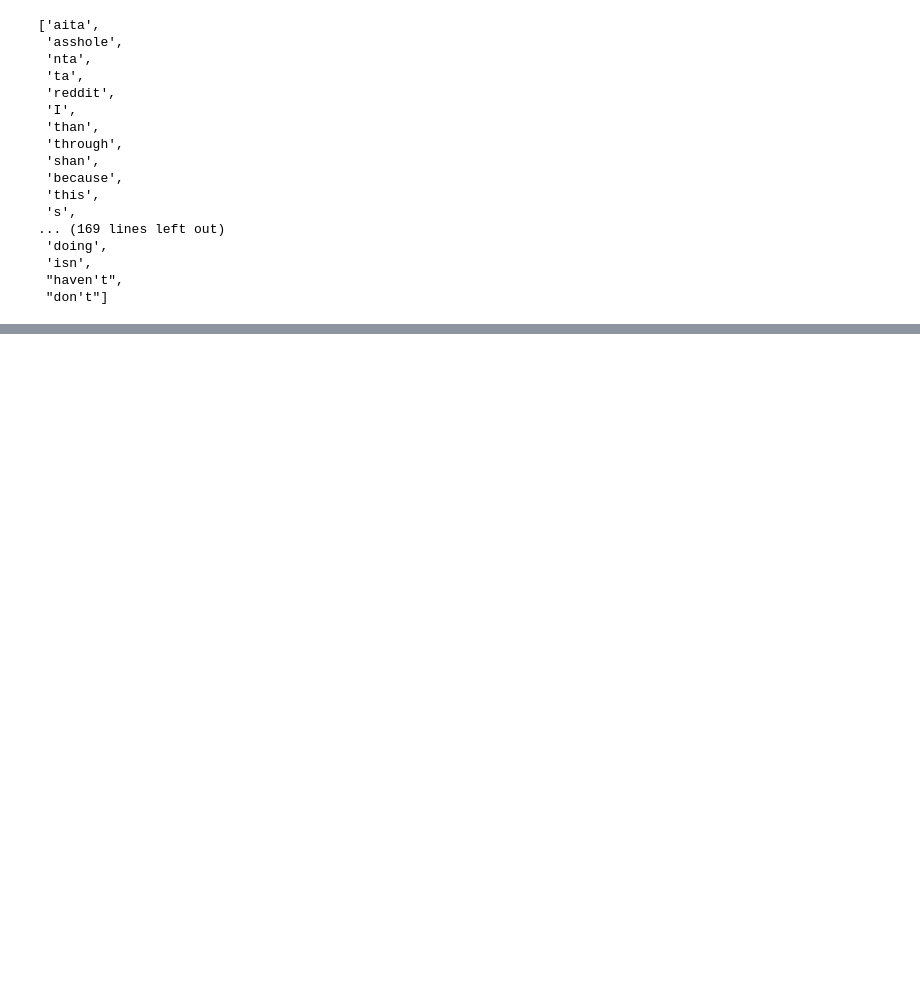
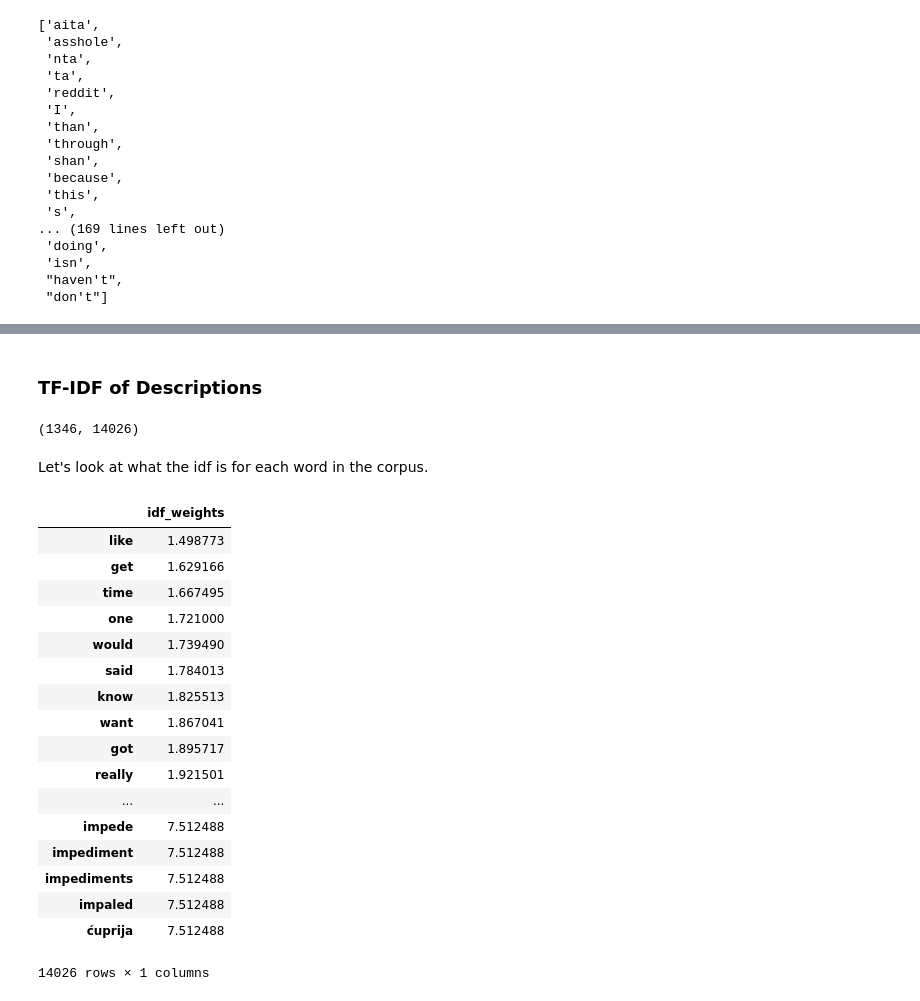
Before and after one commit to h-parker/AITA_classifier, a Jupyter notebook: nlp&eda.ipynb, the cells around one changed output, grey strips where cells are left out. Drawn from its saved outputs; the diff is of its cells as text; code cells hidden in the pictures; blank space fills up the shorter version.

```diff
--- a/nlp&eda.ipynb
+++ b/nlp&eda.ipynb
@@ -637,0 +647,21 @@ data.apply(lambda x: textblob.TextBlob(x.description).correct(), axis=1)
+# %%
+# remove urls from descriptions
+def remove_reddit_urls(description):
+    desc = re.sub(r'\n', '', description)
+    return re.sub(r'(http:\/\/www\.|https:\/\/www\.|http:\/\/|https:\/\/|:\/\/www.)?reddit.com/?[a-zA-Z0-9/_\?=]*', '',desc)
+
+data['description'] = data.apply(lambda x: remove_reddit_urls(x.description), axis=1)
+
+# get rid of description-less rows
+data.drop(data[data['description'].str.len() == 0].index, inplace=True)
+# %%
+import nltk
+from nltk.stem import WordNetLemmatizer
+
+def lemmetize(text):
+    # initialize lemetizer & tokenize sentence
+    lemmatizer = WordNetLemmatizer()
+    words = nltk.word_tokenize(text)
+    return [lemmatizer.lemmatize(w) for w in words]
+
+data['lemmetized'] = data.apply(lambda x: lemmetize(x.processed_description), axis=1)
@@ -637,0 +670,14 @@ data.apply(lambda x: textblob.TextBlob(x.description).correct(), axis=1)
+# %%
+from sklearn.model_selection import train_test_split
+
+feat = ['length', 'title_pol', 'title_subj', 'desc_pol', 'desc_subj',
+       'pol_similarity', 'subj_similarity', 'title_vader', 'desc_vader',
+       'vader_similarity', 'title_af', 'desc_af', 'af_similarity',
+       'processed_titles', 'exclam_count', 'question_count', 'quote_count',
+       'dollar_count', 'ellipse_count', 'num_caps', 'curse_count', 'count_fpp',
+       'fpp_count', 'tpp_count', 'ftpp_diff', 'avg_word_per_sent',
+       'processed_description', 'lemmetized']
+X_train, X_test, y_train, y_test = train_test_split(data[feat], data['judgement'],
+                                                    test_size = .33, random_state=42)
+# %% [markdown]
+### TF-IDF of Descriptions
@@ -637,0 +690,34 @@ data.apply(lambda x: textblob.TextBlob(x.description).correct(), axis=1)
+# %%
+word_count_vector.shape
+# %% [output]
+(1346, 14026)
+# %% [markdown]
+Let's look at what the idf is for each word in the corpus.
+# %%
+tfidf_transformer=TfidfTransformer(smooth_idf=True,use_idf=True)
+tfidf_transformer.fit(word_count_vector)
+
+# print idf values
+df_idf = pd.DataFrame(tfidf_transformer.idf_, index=cv.get_feature_names(),columns=["idf_weights"])
+
+# sort ascending
+df_idf.sort_values(by=['idf_weights'])
+# %% [output]
+|  | idf_weights |
+| like | 1.498773 |
+| get | 1.629166 |
+| time | 1.667495 |
+| one | 1.721000 |
+| would | 1.739490 |
+| said | 1.784013 |
+| know | 1.825513 |
+| want | 1.867041 |
+| got | 1.895717 |
+| really | 1.921501 |
+| ... | ... |
+| impede | 7.512488 |
+| impediment | 7.512488 |
+| impediments | 7.512488 |
+| impaled | 7.512488 |
+| ćuprija | 7.512488 |
+14026 rows × 1 columns
```
Also changed, not shown: parts of 23 cells of this notebook.
